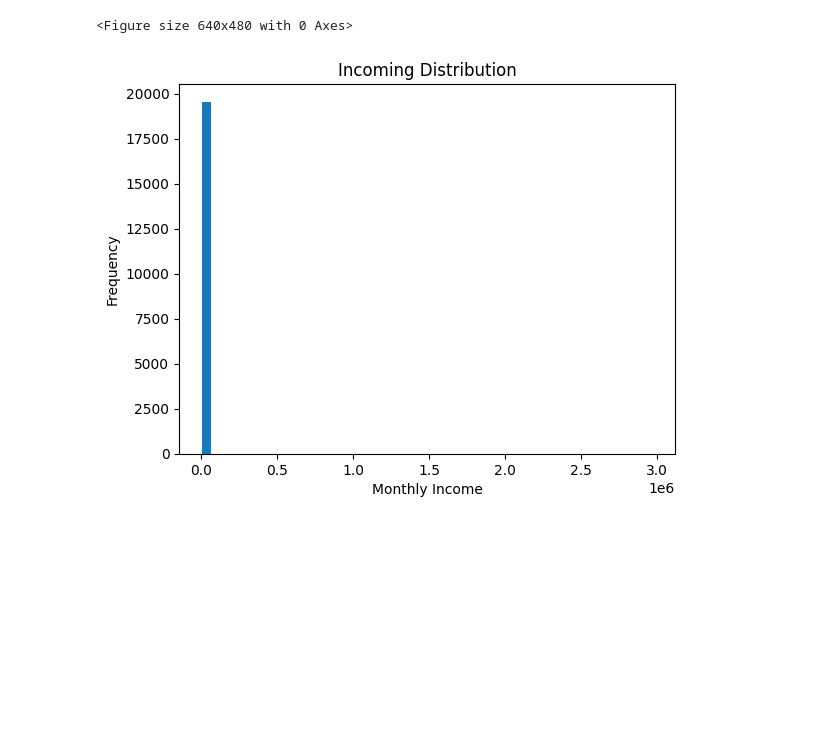
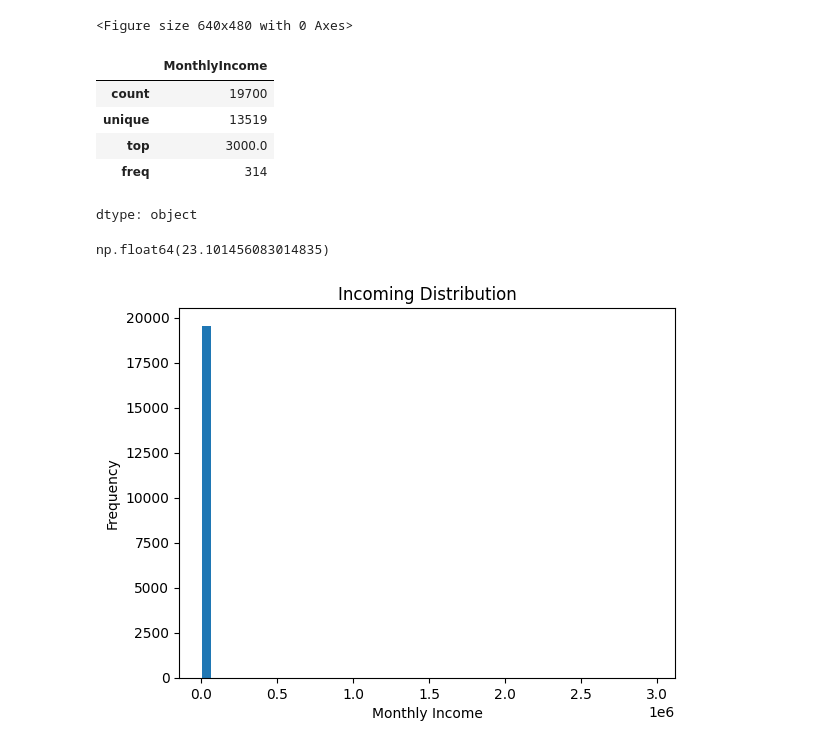
Before and after one commit to Samar97adel/Data-Analysis, a Jupyter notebook: Customers Data Assignment .ipynb, the cells around one changed output. Saved outputs shown, nothing was run; the diff lists cells and outputs as text; code cells hidden in the pictures; blank space fills up the shorter version.

```diff
--- a/Customers Data Assignment .ipynb
+++ b/Customers Data Assignment .ipynb
@@ -524,4 +561,17 @@ plt.figure()
 # %% [output]
 <Figure size 640x480 with 0 Axes>
 <Figure size 640x480 with 0 Axes>
+# %%
+df_clean['MonthlyIncome'].describe()
+# %% [output]
+|  | MonthlyIncome |
+| count | 19700 |
+| unique | 13519 |
+| top | 3000.0 |
+| freq | 314 |
+dtype: object
+# %%
+df_clean['MonthlyIncome'].skew()
+# %% [output]
+np.float64(23.101456083014835)
 # %%
```
Also changed, not shown: parts of 23 cells of this notebook.
